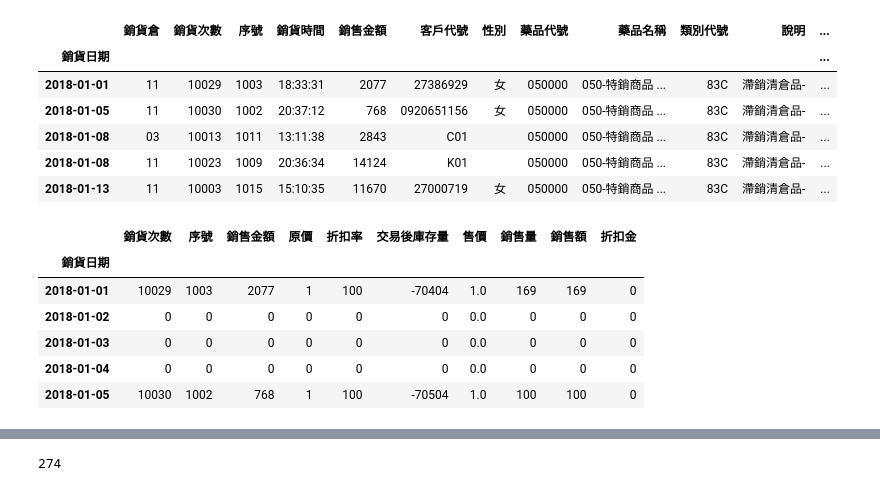
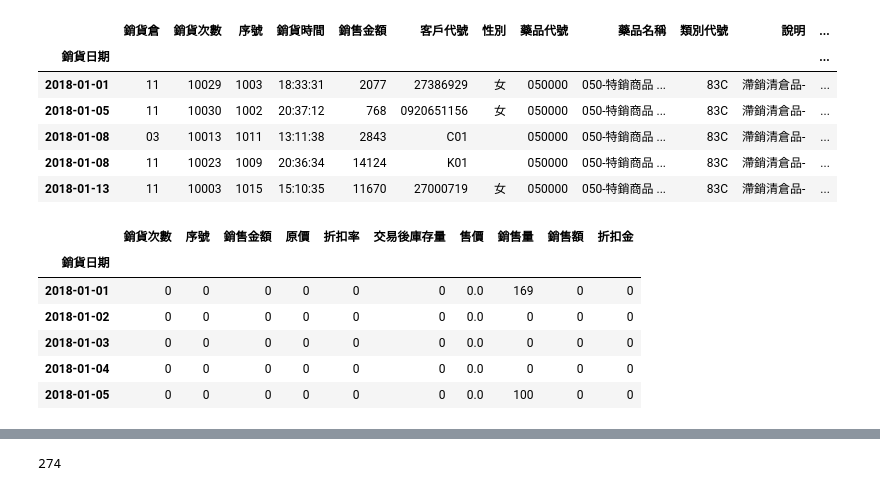
Before and after one commit to Jeremy35689/Visual-Analysis-midterm-project, a Jupyter notebook: VA Midterm Project.ipynb, the cells around one changed output, grey strips where cells are left out. Cells and saved outputs as stored; diff of their text form; code cells hidden in the pictures.

```diff
--- a/VA Midterm Project.ipynb
+++ b/VA Midterm Project.ipynb
@@ -341,16 +343,29 @@ drug.head()
 | 2018-01-08 | 03 | 10013 | 1011 | 13:11:38 | 2843 | C01 |  | 050000 | 050-特銷商品 ... | 83C | 滯銷清倉品- | ... |
 | 2018-01-08 | 11 | 10023 | 1009 | 20:36:34 | 14124 | K01 |  | 050000 | 050-特銷商品 ... | 83C | 滯銷清倉品- | ... |
 | 2018-01-13 | 11 | 10003 | 1015 | 15:10:35 | 11670 | 27000719 | 女 | 050000 | 050-特銷商品 ... | 83C | 滯銷清倉品- | ... |
-# %%
-drug_sum = drug.resample('D').sum()
-
-drug_sum.head()
-# %% [output]
-|  | 銷貨次數 | 序號 | 銷售金額 | 原價 | 折扣率 | 交易後庫存量 | 售價 | 銷售量 | 銷售額 | 折扣金 |
-| 銷貨日期 |  |  |  |  |  |  |  |  |  |  |
-| 2018-01-01 | 10029 | 1003 | 2077 | 1 | 100 | -70404 | 1.0 | 169 | 169 | 0 |
-| 2018-01-02 | 0 | 0 | 0 | 0 | 0 | 0 | 0.0 | 0 | 0 | 0 |
-| 2018-01-03 | 0 | 0 | 0 | 0 | 0 | 0 | 0.0 | 0 | 0 | 0 |
-| 2018-01-04 | 0 | 0 | 0 | 0 | 0 | 0 | 0.0 | 0 | 0 | 0 |
-| 2018-01-05 | 10030 | 1002 | 768 | 1 | 100 | -70504 | 1.0 | 100 | 100 | 0 |
+# %%
+drug_allday = solution.get_group('050000       \x1c')
+drug_allday = drug.resample('D').sum()
+for col in drug_allday.columns:
+     drug_allday[col].values[:] = 0
+
+
+
+
+
+drug_sum = drug.resample('D').sum()
+
+for i in drug_sum.index:
+    drug_allday.loc[i,'銷售量'] = drug_sum.loc[i,'銷售量']
+
+drug_allday.head()
+# drug_sum.head()
+# %% [output]
+|  | 銷貨次數 | 序號 | 銷售金額 | 原價 | 折扣率 | 交易後庫存量 | 售價 | 銷售量 | 銷售額 | 折扣金 |
+| 銷貨日期 |  |  |  |  |  |  |  |  |  |  |
+| 2018-01-01 | 0 | 0 | 0 | 0 | 0 | 0 | 0.0 | 169 | 0 | 0 |
+| 2018-01-02 | 0 | 0 | 0 | 0 | 0 | 0 | 0.0 | 0 | 0 | 0 |
+| 2018-01-03 | 0 | 0 | 0 | 0 | 0 | 0 | 0.0 | 0 | 0 | 0 |
+| 2018-01-04 | 0 | 0 | 0 | 0 | 0 | 0 | 0.0 | 0 | 0 | 0 |
+| 2018-01-05 | 0 | 0 | 0 | 0 | 0 | 0 | 0.0 | 100 | 0 | 0 |
 # %%
```
Also changed, not shown: parts of 7 cells of this notebook, 1 other file.
